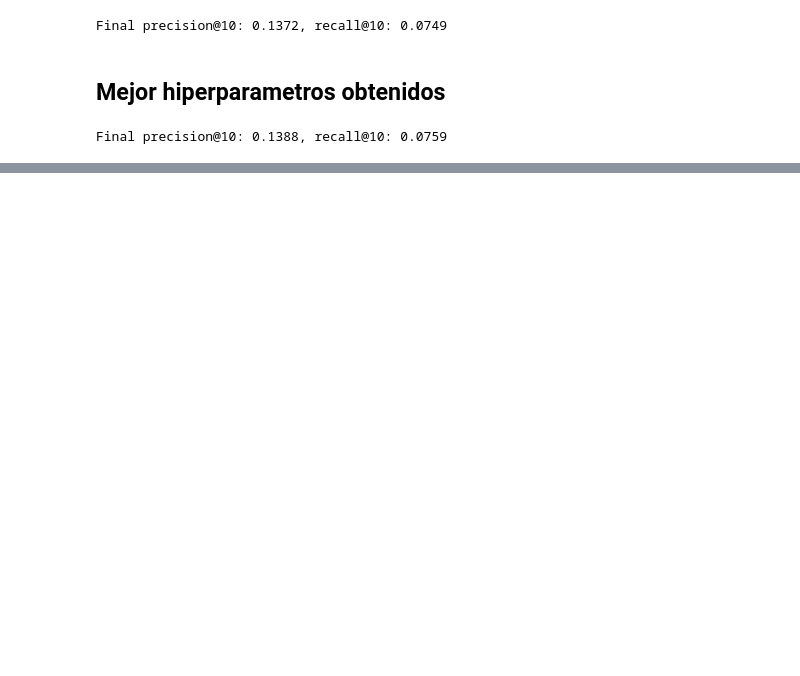
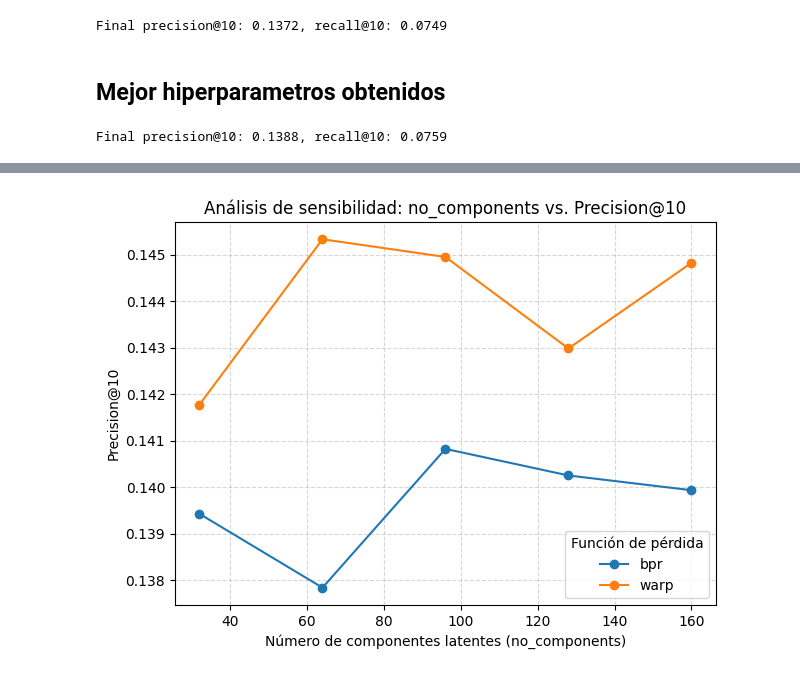
Before and after one commit to ResistorCat/recsys-project, a Jupyter notebook: LightFM_Meal.ipynb, the cells around one changed output, grey strips where cells are left out. Drawn from its saved outputs; the diff is of its cells as text; code cells hidden in the pictures; blank space fills up the shorter version.

```diff
--- a/LightFM_Meal.ipynb
+++ b/LightFM_Meal.ipynb
@@ -824,0 +1074,11 @@ print(recs)
+# %%
+best_params, best_prec, df_sensitivity = optimize_hyperparameters(
+    path_meta=PATH_MEALRECPLUS_META_DATA,
+    path_health=PATH_MEALRECPLUS_HEALTHINESS,
+    epochs=30,
+    K=10,
+    verbose=True
+)
+
+print("Mejores hiperparámetros:", best_params)
+print(f"Mejor Precision@10: {best_prec:.4f}")
@@ -824,0 +1100,24 @@ print(recs)
+# %%
+def plot_sensitivity(results_df, K=10):
+    fig, ax = plt.subplots()
+    # Recorremos cada tipo de loss y trazamos su curva
+    for loss_type, subset in results_df.groupby('loss'):
+        ax.plot(
+            subset['no_components'],
+            subset['precision'],
+            marker='o',
+            label=loss_type
+        )
+
+    ax.set_xlabel('Número de componentes latentes (no_components)')
+    ax.set_ylabel(f'Precision@{K}')
+    ax.set_title('Análisis de sensibilidad: no_components vs. Precision@{}'.format(K))
+    ax.legend(title='Función de pérdida')
+    ax.grid(True, linestyle='--', alpha=0.5)
+    fig.tight_layout()
+    plt.show()
+
+
+plot_sensitivity(df_sensitivity, K=10)
+# %% [output]
+[figure, added]
```
Also changed, not shown: parts of 15 cells of this notebook.
